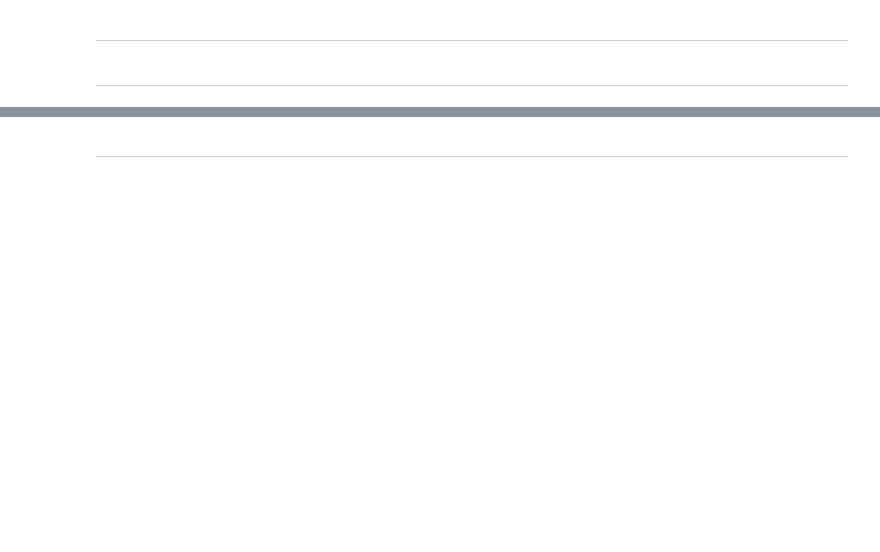
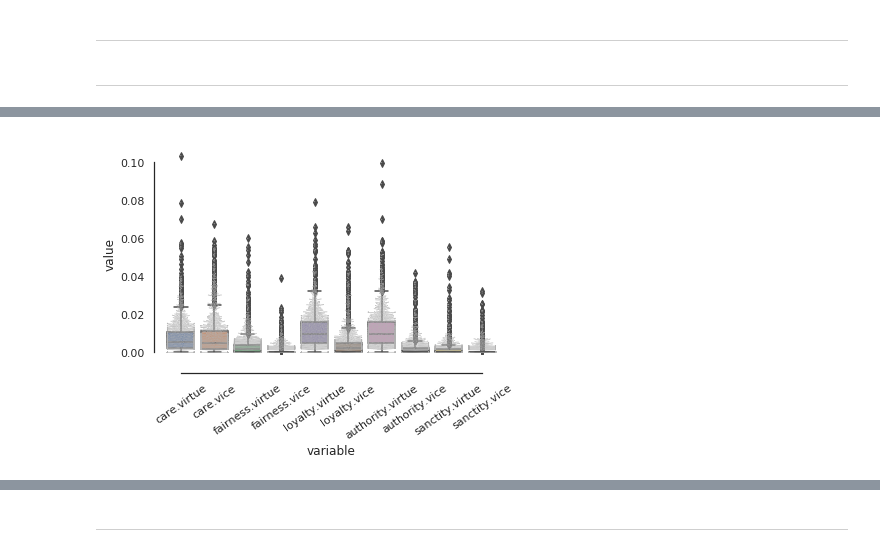
Before and after one commit to medianeuroscience/emfd, a Jupyter notebook: dictionary_validation.ipynb, the cells around one changed output, grey strips where cells are left out. Cells and saved outputs as stored; diff of their text form; code cells hidden in the pictures; blank space fills up the shorter version.

```diff
--- a/dictionary_validation.ipynb
+++ b/dictionary_validation.ipynb
@@ -55,0 +29,3 @@ news.head()
+# %%
+foundations = ['care.virtue','care.vice','fairness.virtue','fairness.vice','loyalty.virtue','loyalty.vice',
+               'authority.virtue','authority.vice','sanctity.virtue','sanctity.vice']
@@ -55,0 +40,4 @@ news.head()
+# %%
+mfd2_f = pd.melt(mfd2_out[foundations]).reset_index()
+
+mfd_f = pd.melt(mfd_out[foundations]).reset_index()
@@ -55,0 +61,13 @@ news.head()
+# %%
+def boxplot(df):
+    g = sns.boxplot(x="variable", y="value",
+            data=df)
+    sns.despine(offset=10, trim=True)
+    sns.swarmplot(x="variable", y="value", data=df,
+              size=1, color=".7", linewidth=0)
+    g.set_xticklabels(foundations, rotation=35)
+    return
+# %%
+boxplot(mfd_f)
+# %% [output]
+[figure, added]
```
Also changed, not shown: parts of 89 cells of this notebook, 8 other files.
